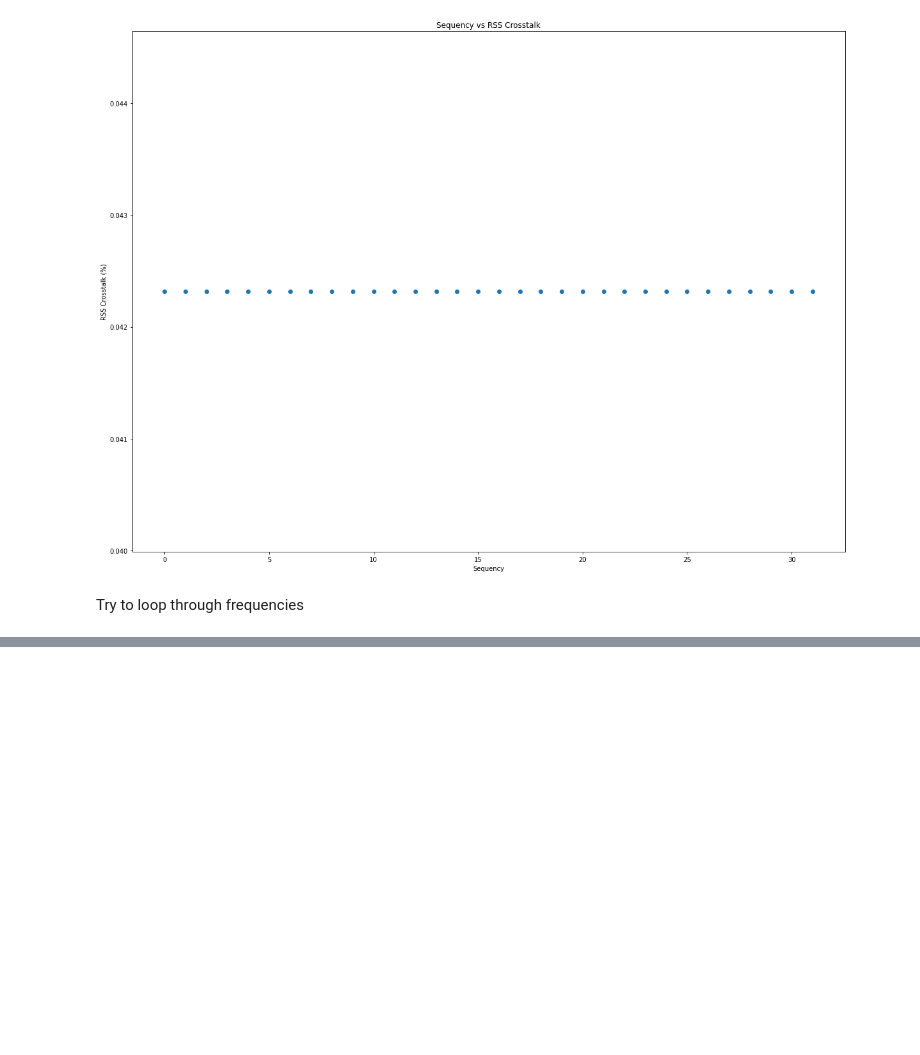
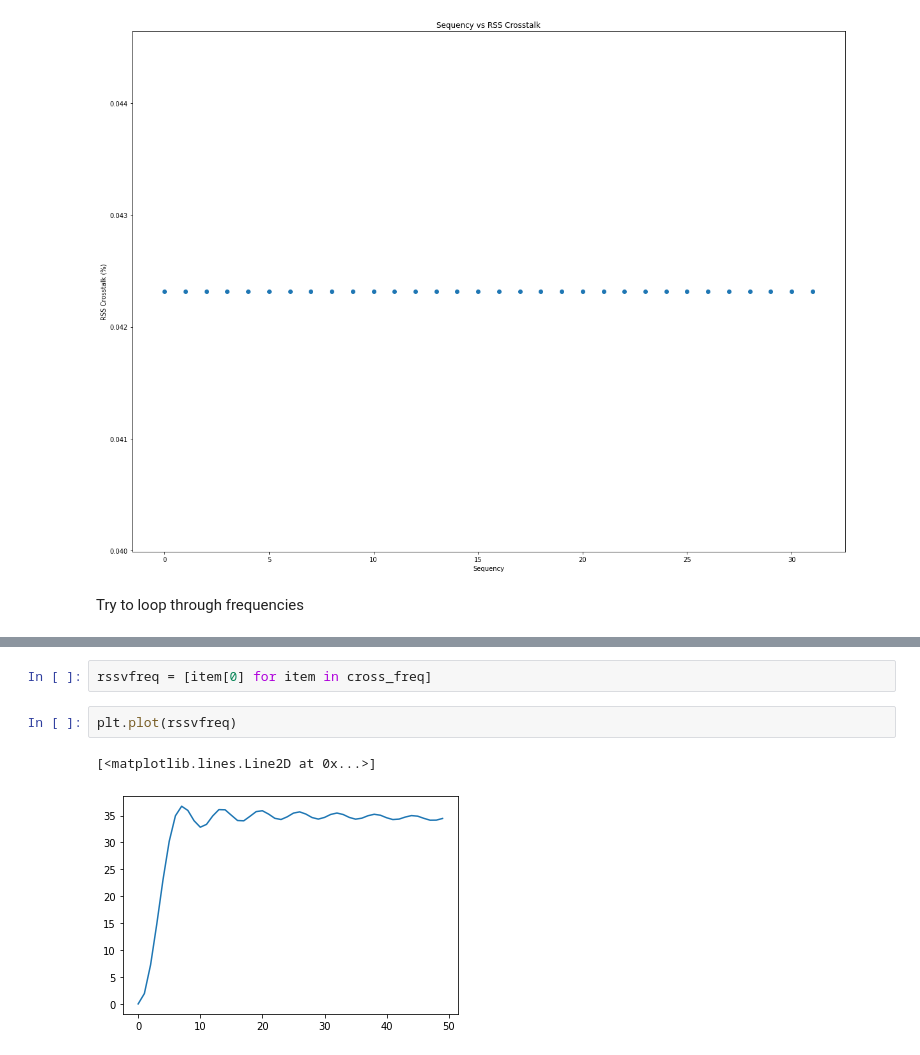
Before and after one commit to lmberkhout/walsh_sims, a Jupyter notebook: psdemo.ipynb, the cells around one changed output, grey strips where cells are left out. Cells and saved outputs as stored; diff of their text form; blank space fills up the shorter version.

```diff
--- a/psdemo.ipynb
+++ b/psdemo.ipynb
@@ -642,0 +652,7 @@ Text(0, 0.5, 'Frequency #')
+# %%
+rssvfreq = [item[0] for item in cross_freq]
+# %%
+plt.plot(rssvfreq)
+# %% [output]
+[<matplotlib.lines.Line2D at 0x...>]
+[figure, added]
```
Also changed, not shown: parts of 10 cells of this notebook.
